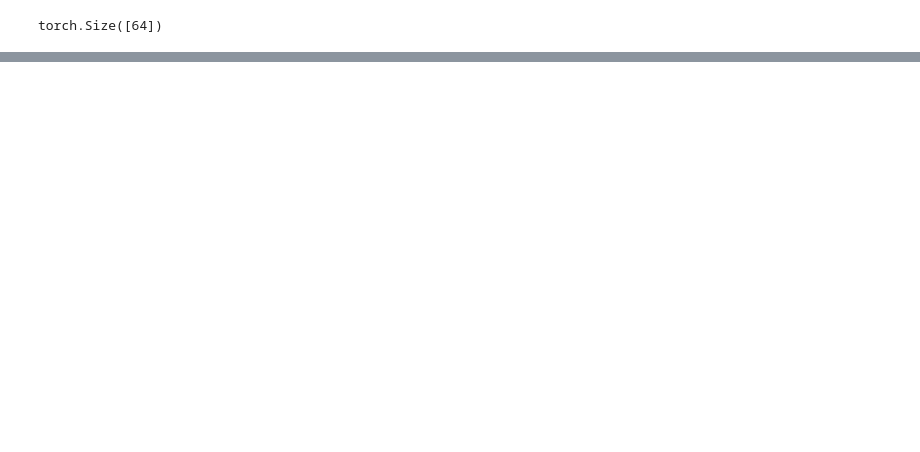
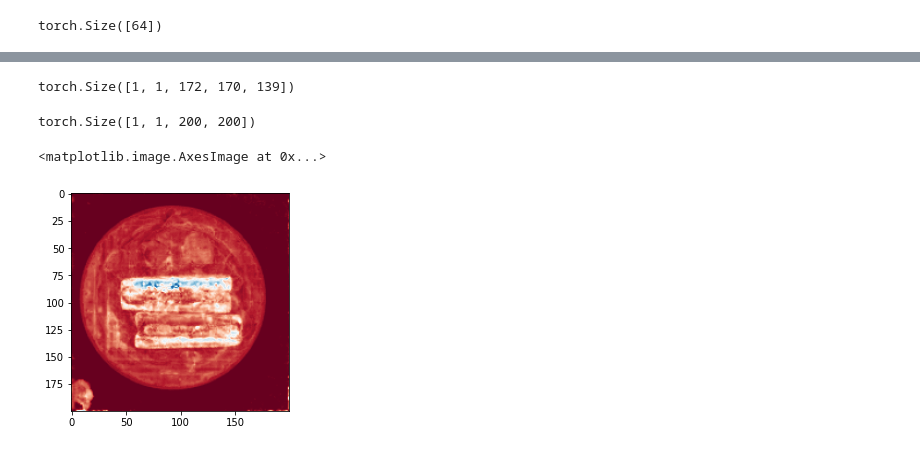
Before and after one commit to hbell99/DirectVoxGO, a Jupyter notebook: visualize_feature.ipynb, the cells around one changed output, grey strips where cells are left out. Saved outputs shown, nothing was run; the diff lists cells and outputs as text; code cells hidden in the pictures; blank space fills up the shorter version.

```diff
--- a/visualize_feature.ipynb
+++ b/visualize_feature.ipynb
@@ -278,0 +276,7 @@ plt.show()
+# %%
+alpha = model.activate_density(model.density)
+scene_id = 0
+alpha_scene = alpha[scene_id]
+print(alpha_scene.shape)
+# %% [output]
+torch.Size([1, 1, 172, 170, 139])
@@ -278,0 +288,13 @@ plt.show()
+# %%
+_, _, h, w = backbone_feats.shape
+Nx, Ny, Nz = model.density.shape[-3:]
+# %%
+alpha_xy = torch.cumsum(F.interpolate(alpha_scene, (h, w, Nz), mode='trilinear', align_corners=True), dim=-1)[..., -1].reshape(1, 1, h, w)
+print(alpha_xy.shape)
+# %% [output]
+torch.Size([1, 1, 200, 200])
+# %%
+plt.imshow(alpha_xy[0, 0].detach().cpu().numpy(), cmap='RdBu')
+# %% [output]
+<matplotlib.image.AxesImage at 0x...>
+[figure, added]
```
Also changed, not shown: parts of 23 cells of this notebook, 5 other files.
